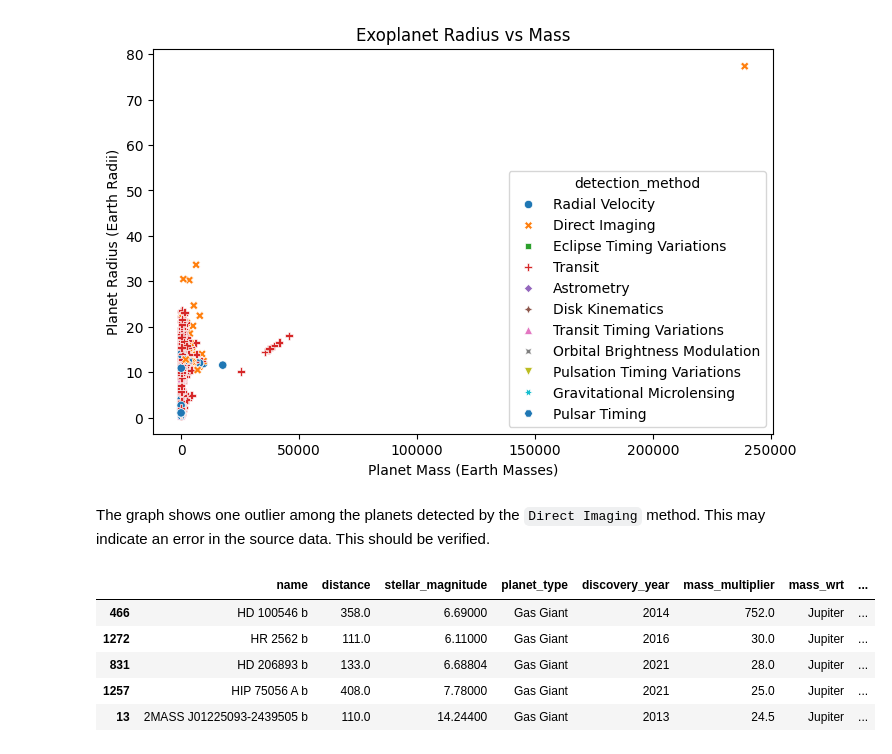
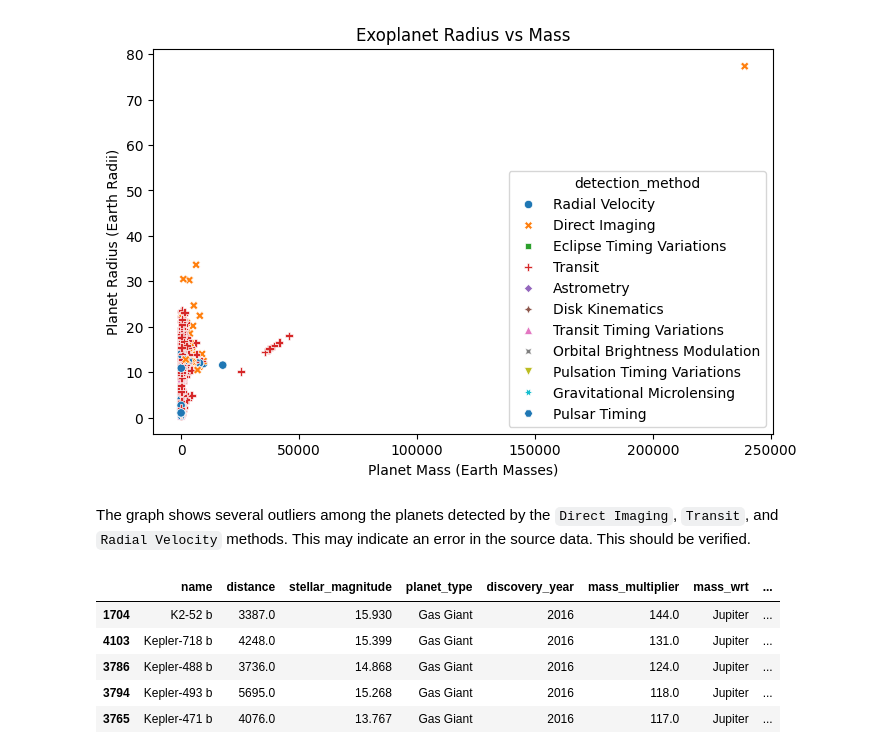
Before and after one commit to 7086600/da_final_project, a Jupyter notebook: da_final_project.ipynb, the cells around one changed output. Cells and saved outputs as stored; diff of their text form; code cells hidden in the pictures.

```diff
--- a/da_final_project.ipynb
+++ b/da_final_project.ipynb
@@ -426,13 +442,14 @@ plt.show()
 # %% [output]
 [figure]
 # %% [markdown]
-The graph shows one outlier among the planets detected by the `Direct Imaging` method. This may indicate an error in the source data. This should be verified.
+The graph shows several outliers among the planets detected by the `Direct Imaging`, `Transit`, and `Radial Velocity` methods. This may indicate an error in the source data. This should be verified.
 # %%
-exoplanets_cleaned[exoplanets_cleaned['detection_method'] == 'Direct Imaging'].sort_values(by='planet_mass', ascending=False).head()
+# checking for outliers in Direct Imaging detection method
+exoplanets_cleaned.sort_values(by='planet_mass', ascending=False).head()
 # %% [output]
 |  | name | distance | stellar_magnitude | planet_type | discovery_year | mass_multiplier | mass_wrt | ... |
-| 466 | HD 100546 b | 358.0 | 6.69000 | Gas Giant | 2014 | 752.0 | Jupiter | ... |
-| 1272 | HR 2562 b | 111.0 | 6.11000 | Gas Giant | 2016 | 30.0 | Jupiter | ... |
-| 831 | HD 206893 b | 133.0 | 6.68804 | Gas Giant | 2021 | 28.0 | Jupiter | ... |
-| 1257 | HIP 75056 A b | 408.0 | 7.78000 | Gas Giant | 2021 | 25.0 | Jupiter | ... |
-| 13 | 2MASS J01225093-2439505 b | 110.0 | 14.24400 | Gas Giant | 2013 | 24.5 | Jupiter | ... |
+| 1704 | K2-52 b | 3387.0 | 15.930 | Gas Giant | 2016 | 144.0 | Jupiter | ... |
+| 4103 | Kepler-718 b | 4248.0 | 15.399 | Gas Giant | 2016 | 131.0 | Jupiter | ... |
+| 3786 | Kepler-488 b | 3736.0 | 14.868 | Gas Giant | 2016 | 124.0 | Jupiter | ... |
+| 3794 | Kepler-493 b | 5695.0 | 15.268 | Gas Giant | 2016 | 118.0 | Jupiter | ... |
+| 3765 | Kepler-471 b | 4076.0 | 13.767 | Gas Giant | 2016 | 117.0 | Jupiter | ... |
```
Also changed, not shown: parts of 5 cells of this notebook.
